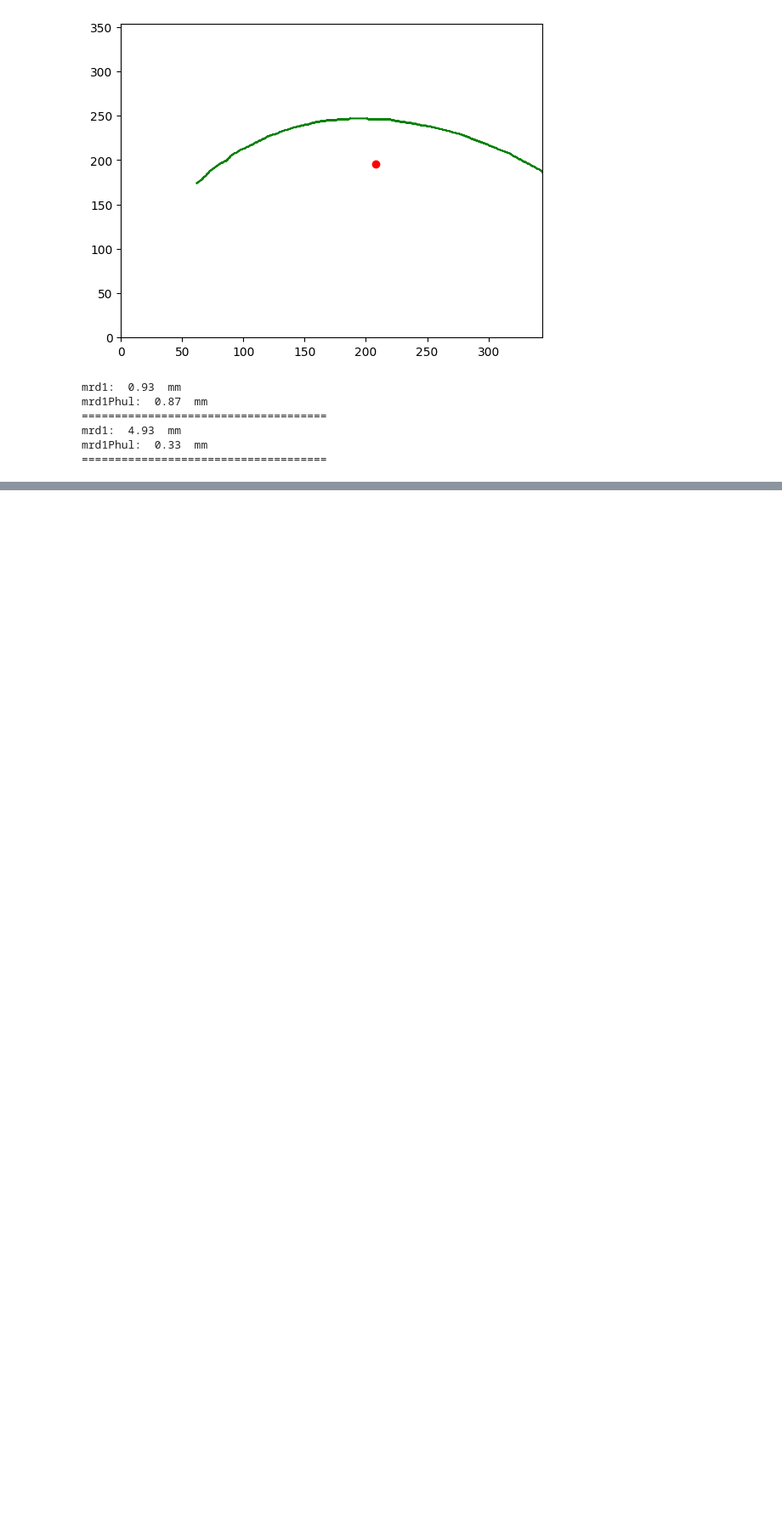
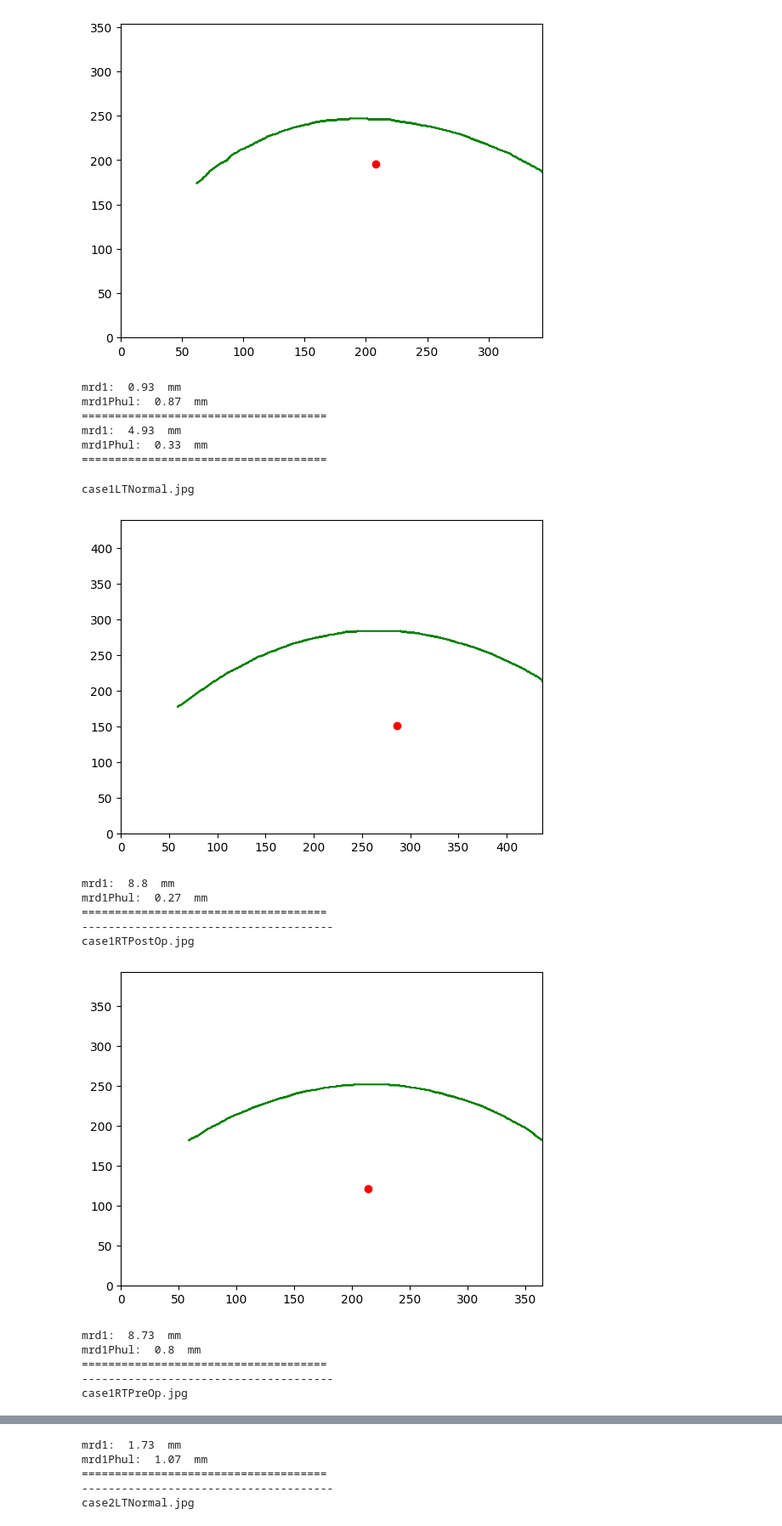
Before and after one commit to Oz174/Ptotic_Eye_Project, a Jupyter notebook: contour_detection_trials.ipynb, the cells around one changed output, grey strips where cells are left out. Shown at 85% size. Drawn from its saved outputs; the diff is of its cells as text; code cells hidden in the pictures; blank space fills up the shorter version.

```diff
--- a/contour_detection_trials.ipynb
+++ b/contour_detection_trials.ipynb
@@ -118,3 +119,25 @@ mrd1Phul:  0.87  mm
 mrd1:  4.93  mm
 mrd1Phul:  0.33  mm
 =====================================
+# %%
+# walk on cases folder
+for root, dirs, files in os.walk("cases"):
+    for file in files:
+        if file.endswith(".jpg"):
+            print(file)
+            getEylidContour(os.path.join(root, file),verbose=True)
+            print('--------------------------------------')
+# %% [output]
+case1LTNormal.jpg
+[figure, added]
+mrd1:  8.8  mm
+mrd1Phul:  0.27  mm
+=====================================
+--------------------------------------
+case1RTPostOp.jpg
+[figure, added]
+mrd1:  8.73  mm
+mrd1Phul:  0.8  mm
+=====================================
+--------------------------------------
+case1RTPreOp.jpg
@@ -120,0 +145,5 @@ mrd1Phul:  0.33  mm
+mrd1:  1.73  mm
+mrd1Phul:  1.07  mm
+=====================================
+--------------------------------------
+case2LTNormal.jpg
```
Also changed, not shown: parts of 3 cells of this notebook, 2 other files.
